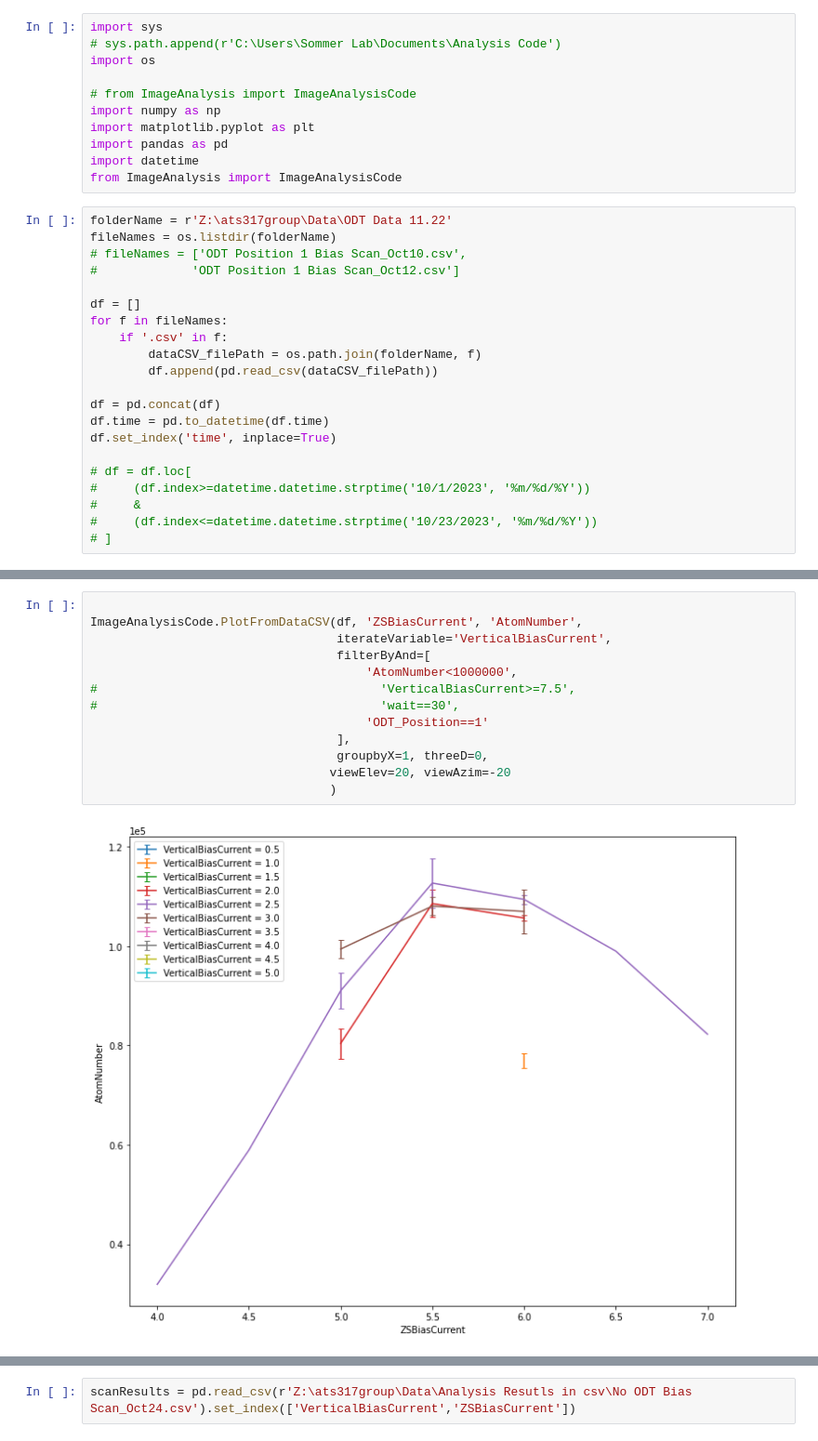
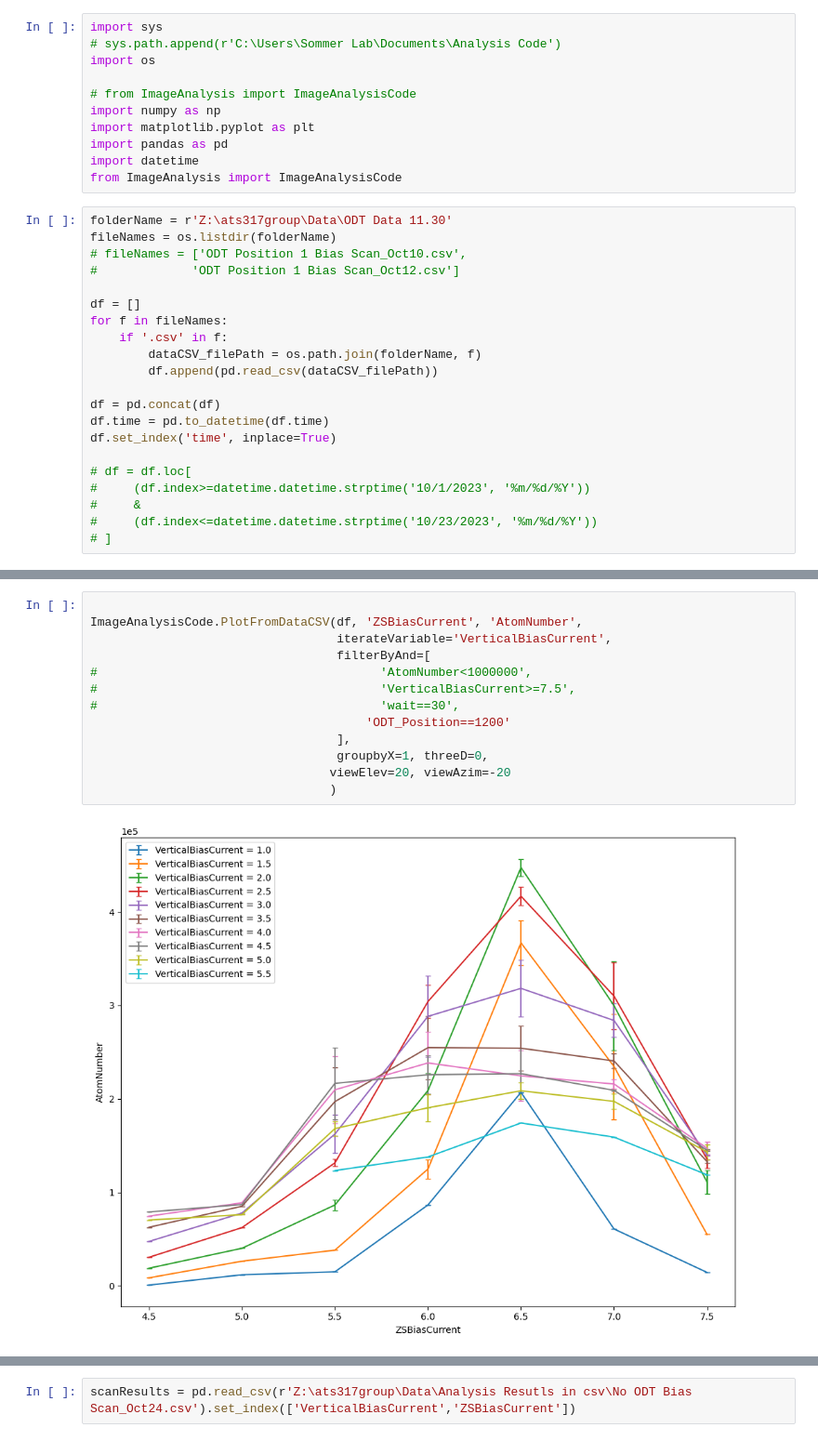
Before and after one commit to insommer/AnalysisCode, a Jupyter notebook: Applications/Result Analysis.ipynb, the cells around one changed output, grey strips where cells are left out. Shown at 93% size. Saved outputs shown, nothing was run; the diff lists cells and outputs as text.

```diff
--- a/Applications/Result Analysis.ipynb
+++ b/Applications/Result Analysis.ipynb
@@ -14,7 +14,7 @@ import pandas as pd
 import datetime
 from ImageAnalysis import ImageAnalysisCode
 # %%
-folderName = r'Z:\ats317group\Data\ODT Data 11.22'
+folderName = r'Z:\ats317group\Data\ODT Data 11.30'
 fileNames = os.listdir(folderName)
 # fileNames = ['ODT Position 1 Bias Scan_Oct10.csv',
 #             'ODT Position 1 Bias Scan_Oct12.csv']
@@ -54,15 +70,15 @@ df
 # %%
 
 ImageAnalysisCode.PlotFromDataCSV(df, 'ZSBiasCurrent', 'AtomNumber',
                                   iterateVariable='VerticalBiasCurrent',
                                   filterByAnd=[
-                                      'AtomNumber<1000000',
+#                                       'AtomNumber<1000000',
 #                                       'VerticalBiasCurrent>=7.5',
 #                                       'wait==30',
-                                      'ODT_Position==1'
+                                      'ODT_Position==1200'
                                   ],
                                   groupbyX=1, threeD=0,
                                  viewElev=20, viewAzim=-20
                                  )
 # %% [output]
-[figure, old version]
+[figure, new version]
```
Also changed, not shown: parts of 20 cells of this notebook, 3 other files.
